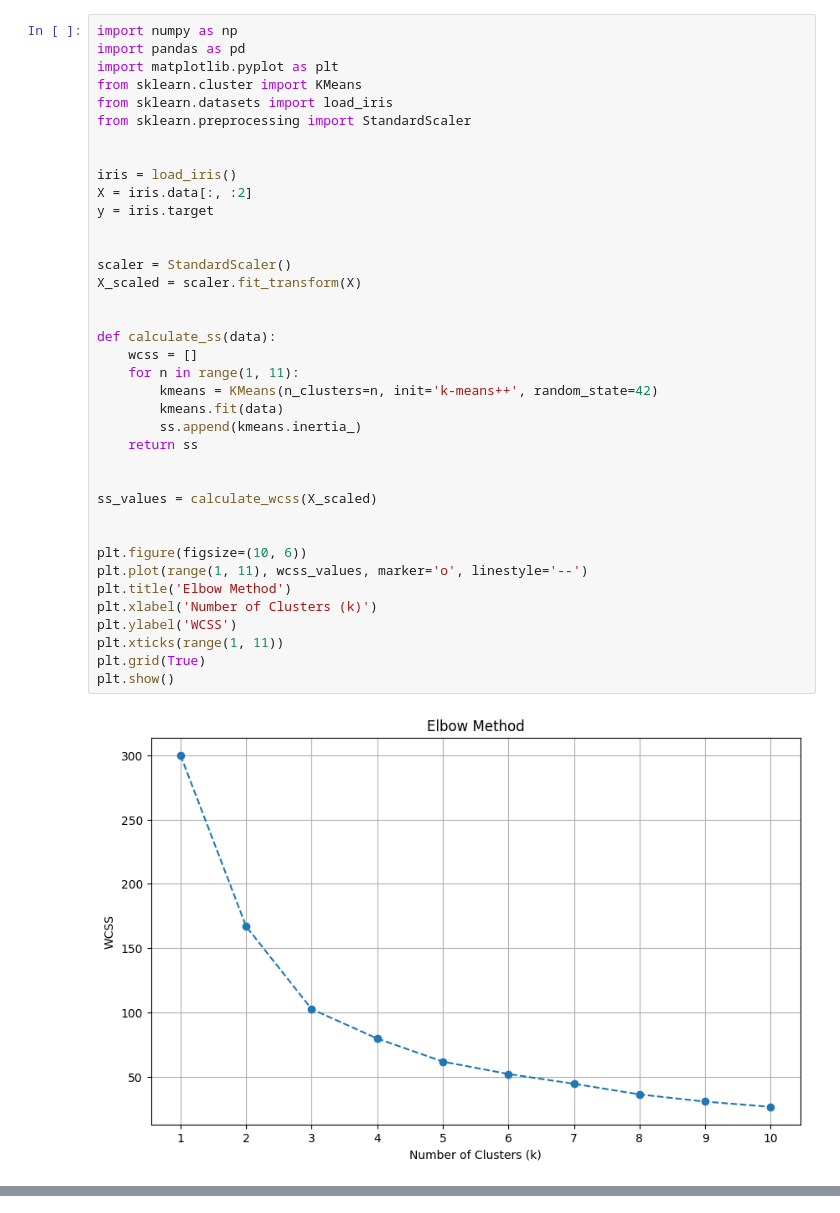
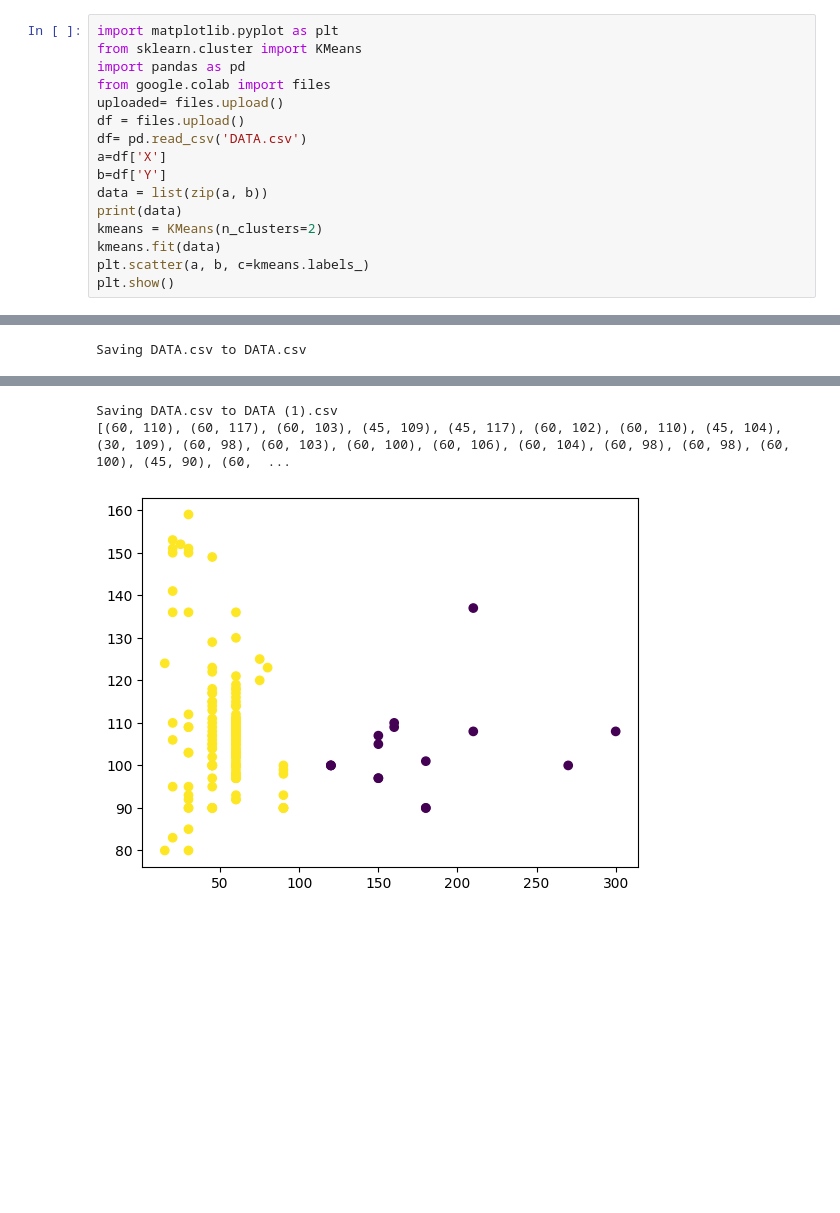
Before and after one commit to Shivanikumari0809/Shivani_BigData, a Jupyter notebook: Assignment_6_202301060.ipynb, the cells around one changed output, grey strips where cells are left out. Cells and saved outputs as stored; diff of their text form; blank space fills up the shorter version.

```diff
--- a/Assignment_6_202301060.ipynb
+++ b/Assignment_6_202301060.ipynb
@@ -1,42 +1,19 @@
 # %% [markdown]
 <a href="https://colab.research.google.com/github/Shivanikumari0809/Shivani_BigData/blob/main/Assignment_6_202301060.ipynb" target="_parent"><img src="https://colab.research.google.com/assets/colab-badge.svg" alt="Open In Colab"/></a>
-# %%
-import numpy as np
-import pandas as pd
-import matplotlib.pyplot as plt
-from sklearn.cluster import KMeans
-from sklearn.datasets import load_iris
-from sklearn.preprocessing import StandardScaler
-
-
-iris = load_iris()
-X = iris.data[:, :2]
-y = iris.target
-
-
-scaler = StandardScaler()
-X_scaled = scaler.fit_transform(X)
-
-
-def calculate_ss(data):
-    wcss = []
-    for n in range(1, 11):
-        kmeans = KMeans(n_clusters=n, init='k-means++', random_state=42)
-        kmeans.fit(data)
-        ss.append(kmeans.inertia_)
-    return ss
-
-
-ss_values = calculate_wcss(X_scaled)
-
-
-plt.figure(figsize=(10, 6))
-plt.plot(range(1, 11), wcss_values, marker='o', linestyle='--')
-plt.title('Elbow Method')
-plt.xlabel('Number of Clusters (k)')
-plt.ylabel('WCSS')
-plt.xticks(range(1, 11))
-plt.grid(True)
-plt.show()
-# %% [output]
-[figure, removed]
+# %%
+import matplotlib.pyplot as plt
+from sklearn.cluster import KMeans
+import pandas as pd
+from google.colab import files
+uploaded= files.upload()
+df = files.upload()
+df= pd.read_csv('DATA.csv')
+a=df['X']
+b=df['Y']
+data = list(zip(a, b))
+print(data)
+kmeans = KMeans(n_clusters=2)
+kmeans.fit(data)
+plt.scatter(a, b, c=kmeans.labels_)
+plt.show()
+# %% [output]
@@ -42,0 +21 @@ plt.show()
+Saving DATA.csv to DATA.csv
@@ -42,0 +23,3 @@ plt.show()
+Saving DATA.csv to DATA (1).csv
+[(60, 110), (60, 117), (60, 103), (45, 109), (45, 117), (60, 102), (60, 110), (45, 104), (30, 109), (60, 98), (60, 103), (60, 100), (60, 106), (60, 104), (60, 98), (60, 98), (60, 100), (45, 90), (60,  ...
+[figure, added]
```
Also changed, not shown: parts of 1 cell of this notebook.
